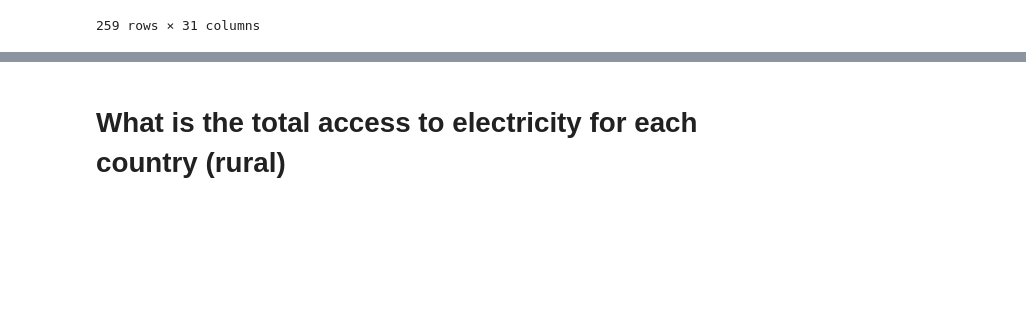
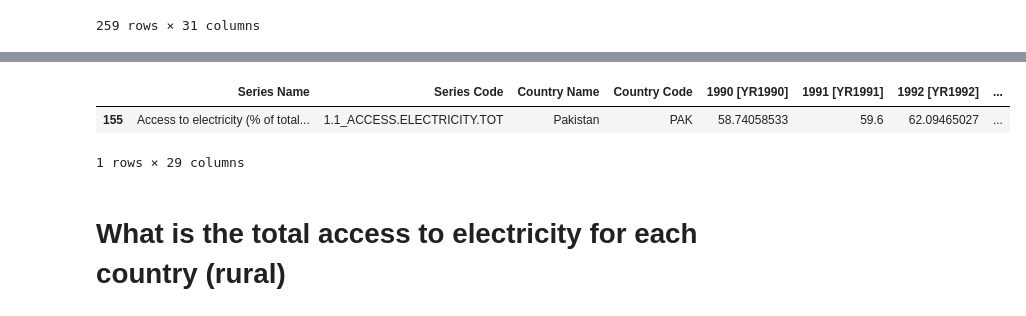
Before and after one commit to tacaelest/DA13_Energy_Capstone, a Jupyter notebook: Notebook/Capstone Notebook.ipynb, the cells around one changed output, grey strips where cells are left out. Drawn from its saved outputs; the diff is of its cells as text; code cells hidden in the pictures; blank space fills up the shorter version.

```diff
--- a/Notebook/Capstone Notebook.ipynb
+++ b/Notebook/Capstone Notebook.ipynb
@@ -104,3 +127,9 @@ tot_elec_se4all
+# %%
+tot_elec_gtfenergy[tot_elec_gtfenergy['Country Name']=='Pakistan']
+# %% [output]
+|  | Series Name | Series Code | Country Name | Country Code | 1990 [YR1990] | 1991 [YR1991] | 1992 [YR1992] | ... |
+| 155 | Access to electricity (% of total... | 1.1_ACCESS.ELECTRICITY.TOT | Pakistan | PAK | 58.74058533 | 59.6 | 62.09465027 | ... |
+1 rows × 29 columns
 # %% [markdown]
 # What is the total access to electricity for each country (rural)
 # %%
```
Also changed, not shown: parts of 5 cells of this notebook.
